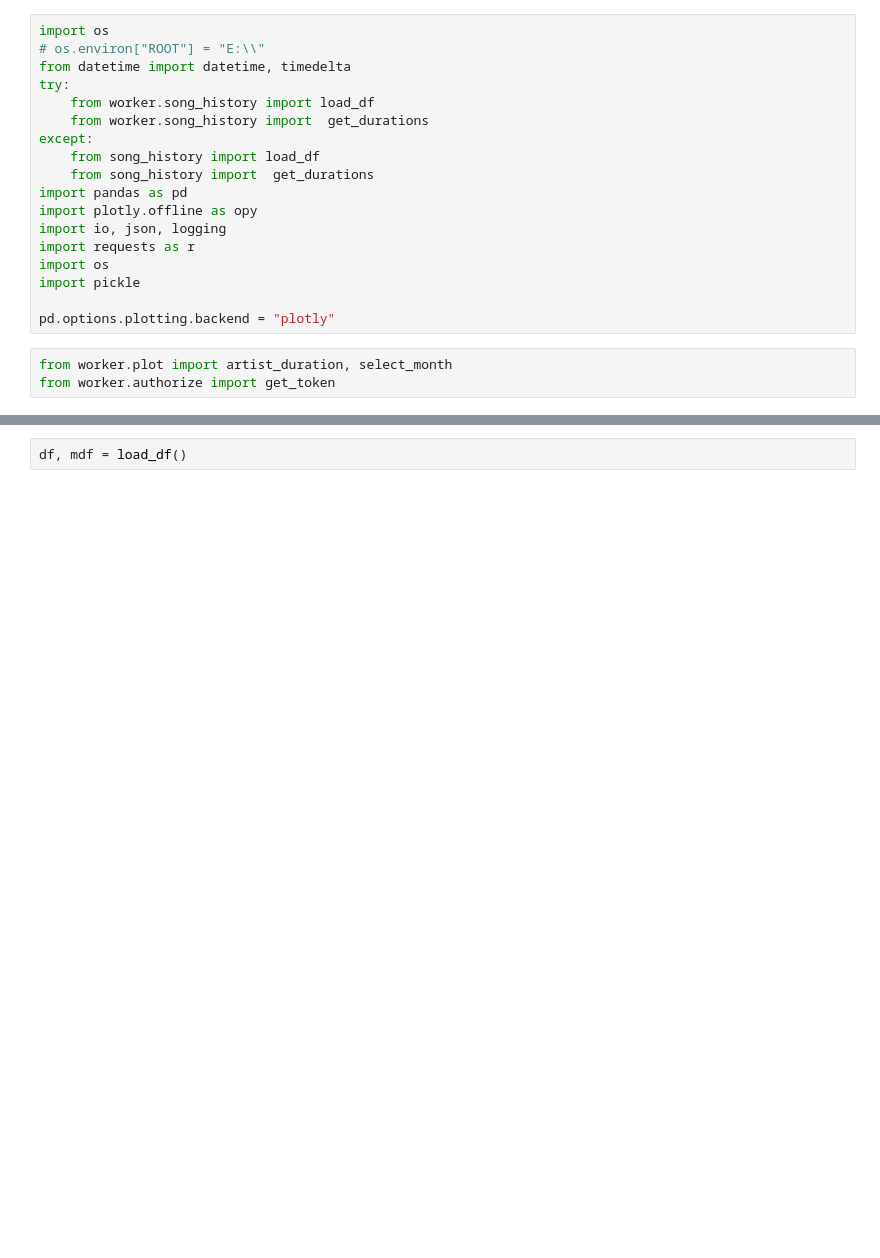
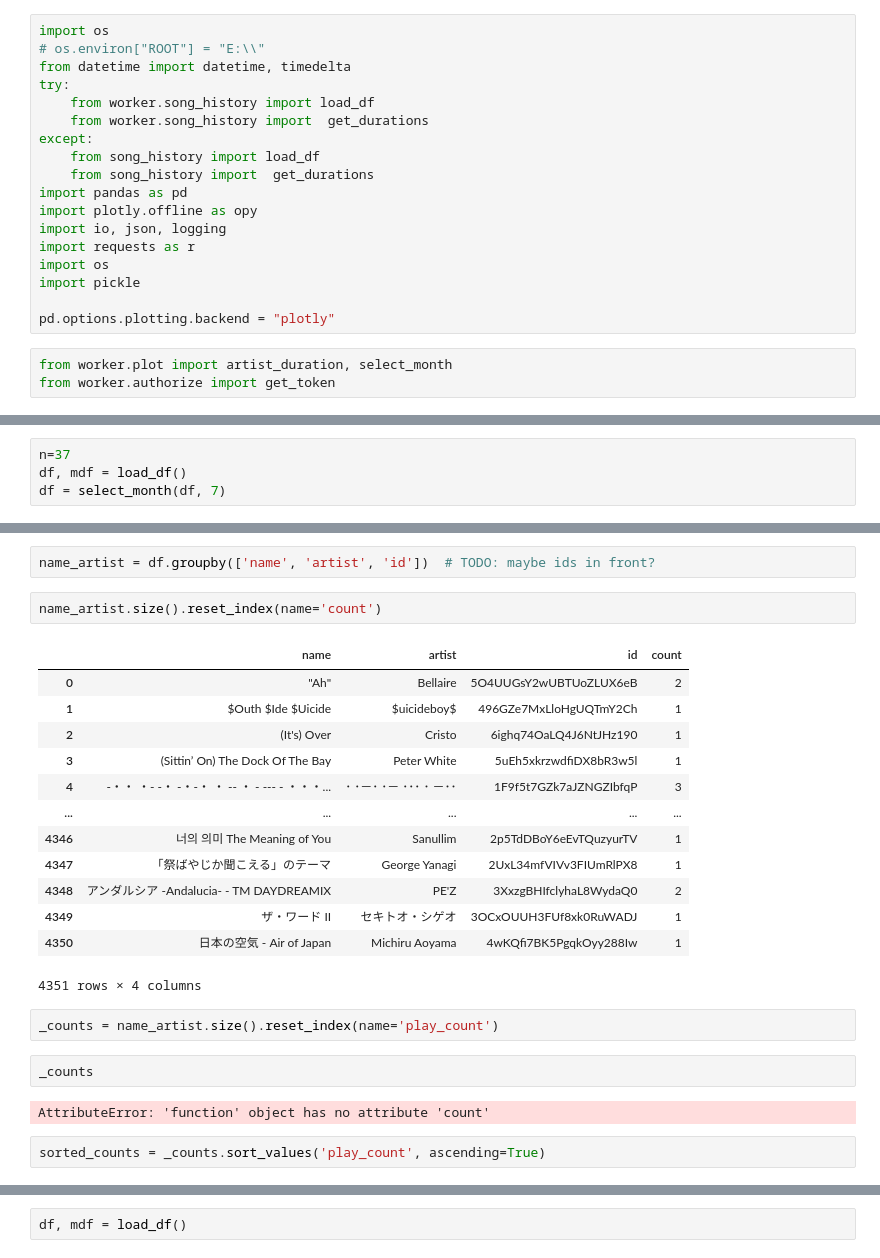
Before and after one commit to pmhalvor/website, a Jupyter notebook: radio/debug-plots.ipynb, the cells around one changed output, grey strips where cells are left out. Drawn from its saved outputs; the diff is of its cells as text; blank space fills up the shorter version.

```diff
--- a/radio/debug-plots.ipynb
+++ b/radio/debug-plots.ipynb
@@ -24,0 +27,4 @@ from worker.authorize import get_token
+# %%
+n=37
+df, mdf = load_df()
+df = select_month(df, 7)
@@ -24,0 +43,26 @@ from worker.authorize import get_token
+# %%
+name_artist = df.groupby(['name', 'artist', 'id'])  # TODO: maybe ids in front?
+# %%
+name_artist.size().reset_index(name='count')
+# %% [output]
+|  | name | artist | id | count |
+| 0 | "Ah" | Bellaire | 5O4UUGsY2wUBTUoZLUX6eB | 2 |
+| 1 | $Outh $Ide $Uicide | $uicideboy$ | 496GZe7MxLloHgUQTmY2Ch | 1 |
+| 2 | (It's) Over | Cristo | 6ighq74OaLQ4J6NtJHz190 | 1 |
+| 3 | (Sittin’ On) The Dock Of The Bay | Peter White | 5uEh5xkrzwdfiDX8bR3w5l | 1 |
+| 4 | -・・ ・- -・ -・-・ ・ -- ・ - --- - ・・・... | ･ ･－･ ･－ ･･･ ･ －･･ | 1F9f5t7GZk7aJZNGZIbfqP | 3 |
+| ... | ... | ... | ... | ... |
+| 4346 | 너의 의미 The Meaning of You | Sanullim | 2p5TdDBoY6eEvTQuzyurTV | 1 |
+| 4347 | 「祭ばやじか聞こえる」のテーマ | George Yanagi | 2UxL34mfVIVv3FIUmRlPX8 | 1 |
+| 4348 | アンダルシア -Andalucia- - TM DAYDREAMIX | PE'Z | 3XxzgBHIfclyhaL8WydaQ0 | 2 |
+| 4349 | ザ・ワード II | セキトオ・シゲオ | 3OCxOUUH3FUf8xk0RuWADJ | 1 |
+| 4350 | 日本の空気 - Air of Japan | Michiru Aoyama | 4wKQfi7BK5PgqkOyy288Iw | 1 |
+4351 rows × 4 columns
+# %%
+_counts = name_artist.size().reset_index(name='play_count')
+# %%
+_counts
+# %% [output]
+AttributeError: 'function' object has no attribute 'count'
+# %%
+sorted_counts = _counts.sort_values('play_count', ascending=True)
```
Also changed, not shown: parts of 60 cells of this notebook, 3 other files.
